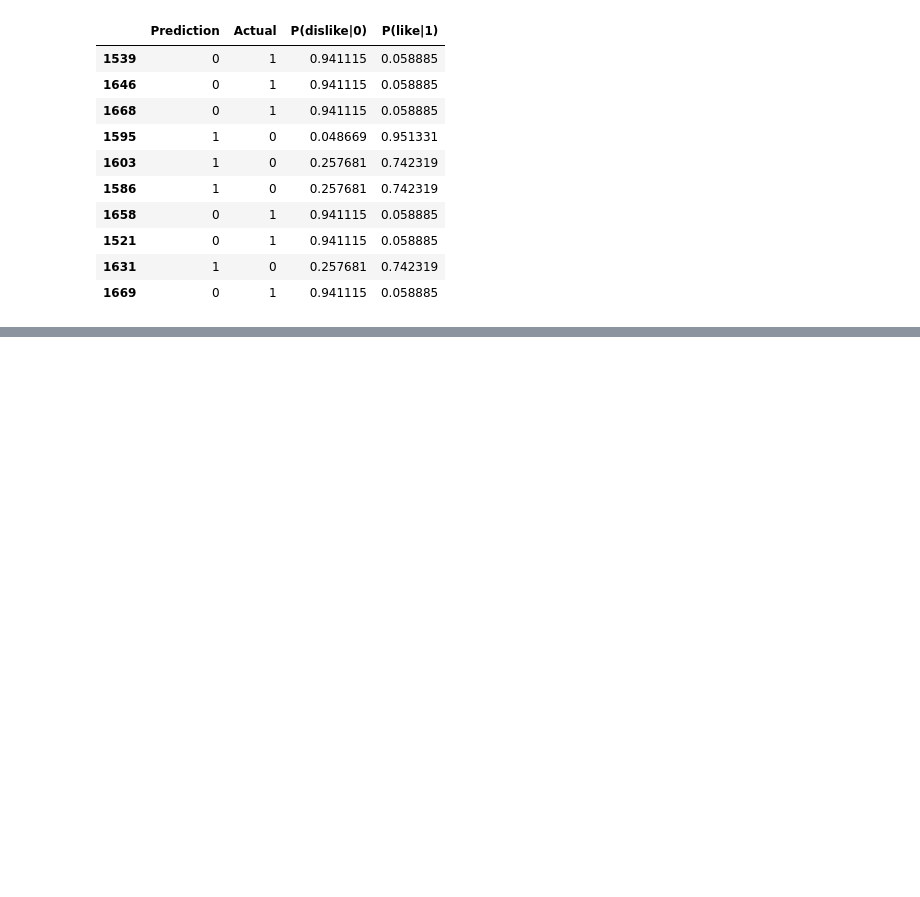
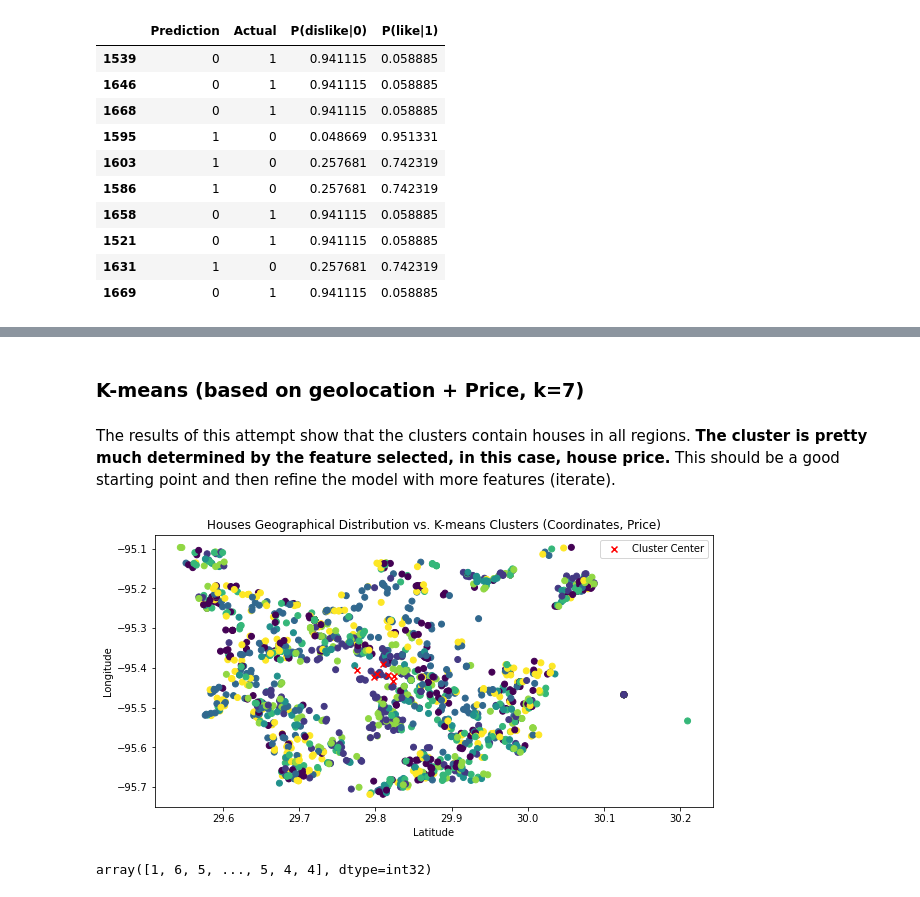
Before and after one commit to gpivaro/Project_3, a Jupyter notebook: Real_State_Analysis.ipynb, the cells around one changed output, grey strips where cells are left out. Drawn from its saved outputs; the diff is of its cells as text; code cells hidden in the pictures; blank space fills up the shorter version.

```diff
--- a/Real_State_Analysis.ipynb
+++ b/Real_State_Analysis.ipynb
@@ -881,0 +920,37 @@ prob_df[prob_df['Prediction'] != prob_df['Actual']]
+# %% [markdown]
+### K-means (based on geolocation + Price, k=7)
+# %% [markdown]
+The results of this attempt show that the clusters contain houses in all regions. <strong>The cluster is pretty much determined by the feature selected, in this case, house price.</strong> This should be a good starting point and then refine the model with more features (iterate).
+# %%
+# Select which columns will be used to create the clusters
+data_input = SQL_Query_df[['latitude','longitude','price']].values
+
+
+### Create a K-Means model
+from sklearn.cluster import KMeans
+kmeans = KMeans(n_clusters=7)
+
+### Fit the model to the data
+kmeans.fit(data_input)
+
+### Predict the cluster for each datapoint
+predicted_clusters = kmeans.predict(data_input)
+
+# Store the cluster centers and labels as variables
+clusters_centers = kmeans.cluster_centers_
+
+plt.figure(figsize=(10,5))
+plt.scatter(data_input[:, 0], data_input[:, 1], c=predicted_clusters)
+plt.scatter(clusters_centers[:, 0], clusters_centers[:, 1], c='r', marker='x', label='Cluster Center')
+plt.title('Houses Geographical Distribution vs. K-means Clusters (Coordinates, Price)')
+plt.xlabel("Latitude")
+plt.ylabel("Longitude")
+plt.legend()
+plt.show()
+# %% [output]
+[figure, added]
+# %%
+# Preview of clusters
+predicted_clusters
+# %% [output]
+array([1, 6, 5, ..., 5, 4, 4], dtype=int32)
```
Also changed, not shown: parts of 66 cells of this notebook, 6 other files.
